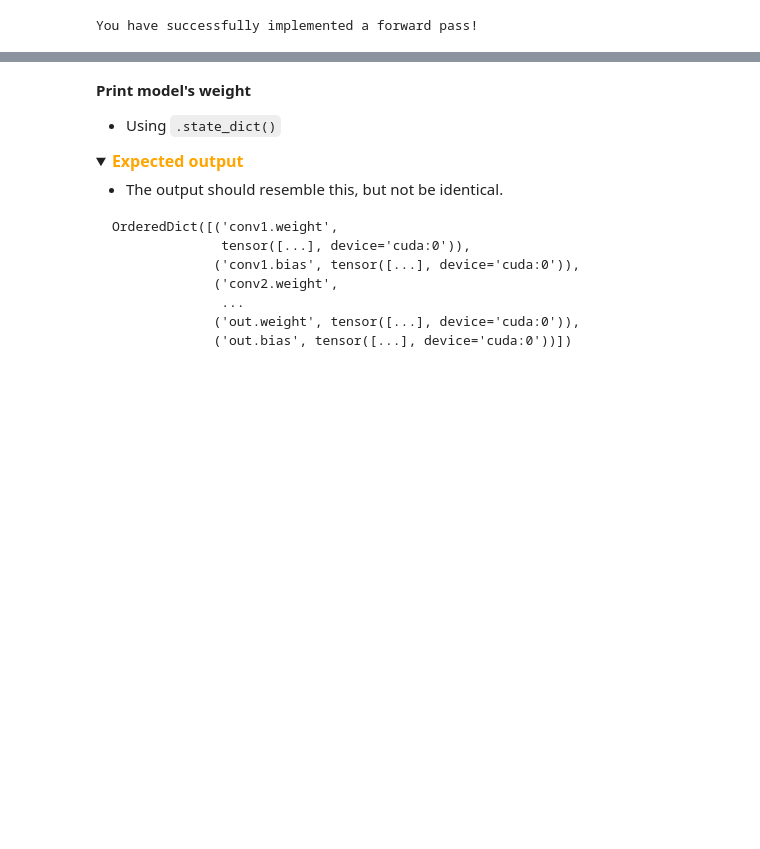
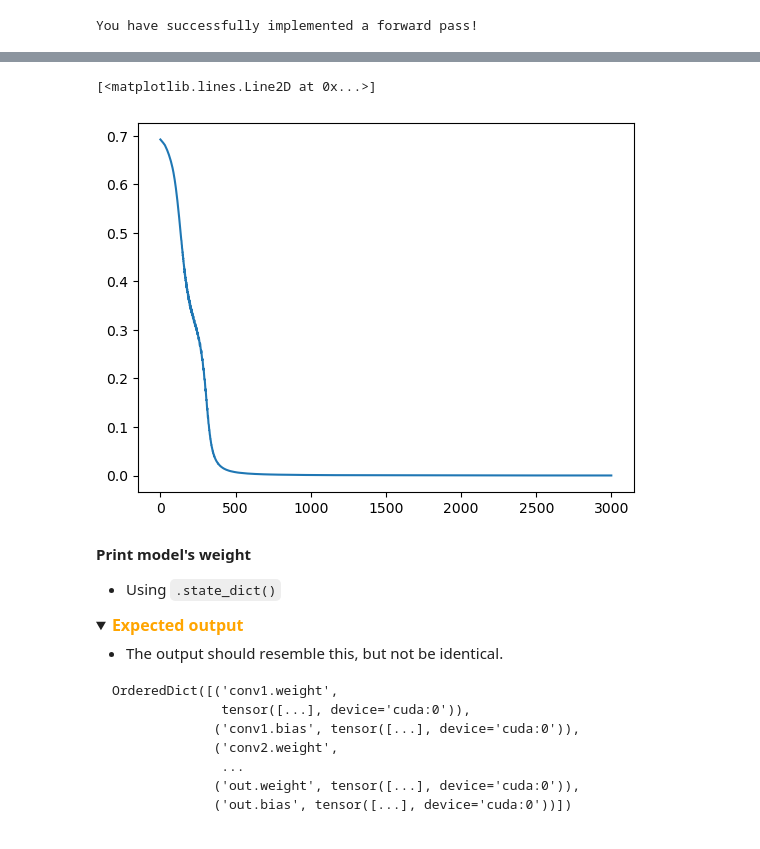
Before and after one commit to MrYellowSock/CE_MACHINE_LEARNING, a Jupyter notebook: Lab5/Lab5-2.ipynb, the cells around one changed output, grey strips where cells are left out. Saved outputs shown, nothing was run; the diff lists cells and outputs as text; code cells hidden in the pictures; folded sections open; blank space fills up the shorter version.

```diff
--- a/Lab5/Lab5-2.ipynb
+++ b/Lab5/Lab5-2.ipynb
@@ -154,11 +161,11 @@ After the training process you'll have to plot the model's loss for each epoch.
 </details>
 # %%
 ### START CODE HERE ###
-epochs = 1000
+epochs = 3000
 lr = 0.01
 criterion = nn.BCELoss()
 optimizer = torch.optim.SGD(model.parameters(), lr=lr)
-loss_history = None
+loss_history = []
 for epoch in range(epochs):
     for x,y in dataloader:
         x = x.to(device)
@@ -168,7 +175,7 @@ for epoch in range(epochs):
         loss = criterion(output, y.float())
         loss.backward()
         optimizer.step()
-
+        loss_history.append(loss.item())
 
     if (epoch+1) % 100 == 0:
         print(f'[Epoch {epoch+1}] Loss: {loss.item()}')
@@ -187,3 +201,8 @@ for epoch in range(epochs):
+# %%
+plt.plot(loss_history)
+# %% [output]
+[<matplotlib.lines.Line2D at 0x...>]
+[figure, added]
 # %% [markdown]
 **Print model's weight**
 
```
Also changed, not shown: parts of 7 cells of this notebook, 1 other file.
